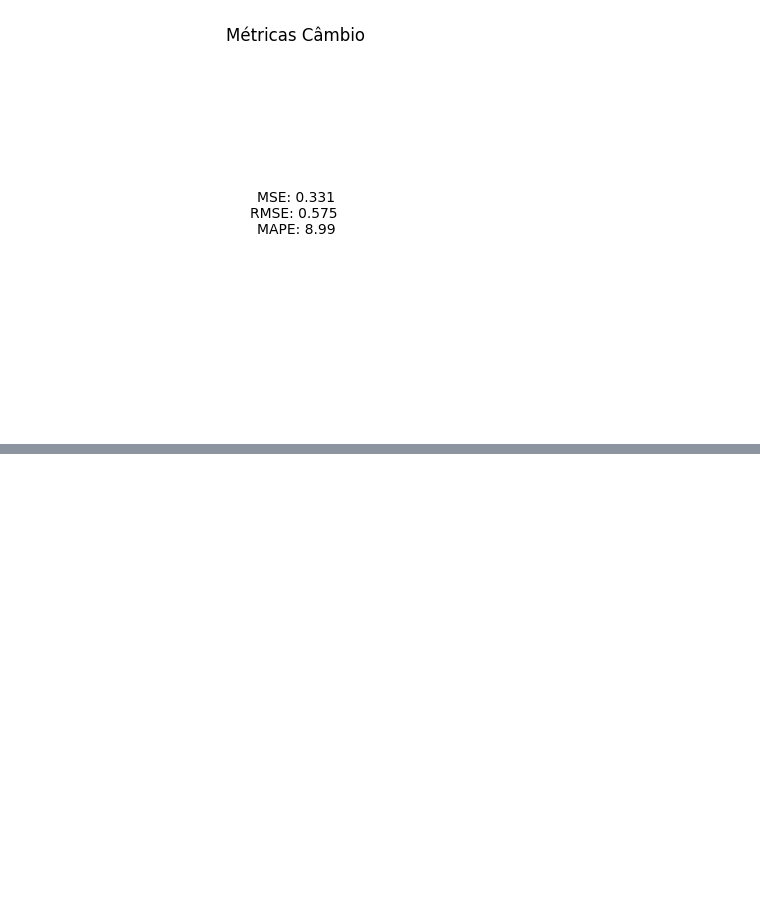
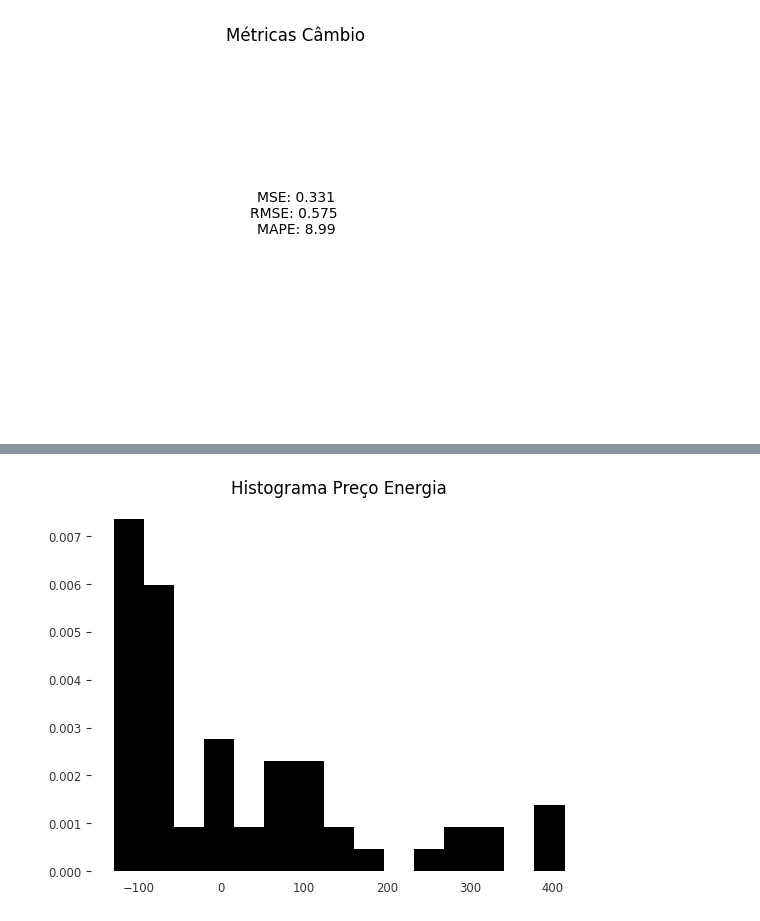
Before and after one commit to aruasouza/CTG_2, a Jupyter notebook: errors.ipynb, the cells around one changed output, grey strips where cells are left out. Cells and saved outputs as stored; diff of their text form; code cells hidden in the pictures; blank space fills up the shorter version.

```diff
--- a/errors.ipynb
+++ b/errors.ipynb
@@ -208,0 +257,7 @@ plt.show()
+# %%
+plt.hist(pred_df['res'],15,density = True)
+plt.title('Histograma Preço Energia')
+plt.grid(False)
+plt.show()
+# %% [output]
+[figure, added]
```
Also changed, not shown: parts of 6 cells of this notebook, 8 other files.
